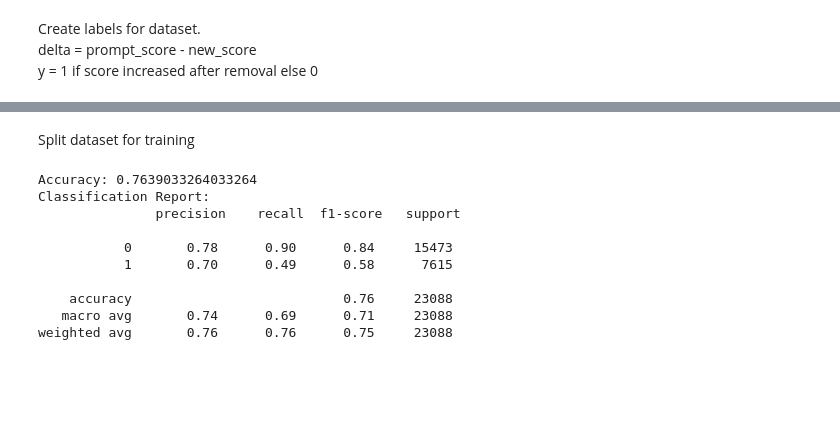
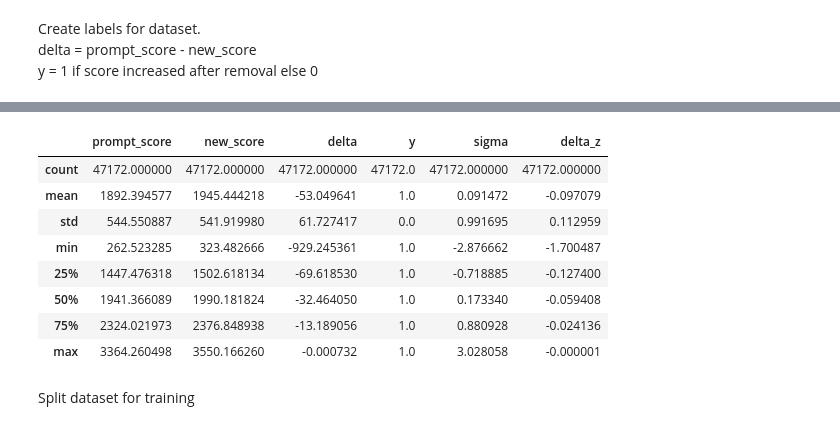
Before and after one commit to kk-digital/kcg-ml-n-grams, a Jupyter notebook: notebooks/prompt_mutator_removal.ipynb, the cells around one changed output, grey strips where cells are left out. Drawn from its saved outputs; the diff is of its cells as text; code cells hidden in the pictures; blank space fills up the shorter version.

```diff
--- a/notebooks/prompt_mutator_removal.ipynb
+++ b/notebooks/prompt_mutator_removal.ipynb
@@ -178,3 +198,15 @@ dataset.describe()
+# %%
+dataset[dataset['y'] == 1].describe()
+# %% [output]
+|  | prompt_score | new_score | delta | y | sigma | delta_z |
+| count | 47172.000000 | 47172.000000 | 47172.000000 | 47172.0 | 47172.000000 | 47172.000000 |
+| mean | 1892.394577 | 1945.444218 | -53.049641 | 1.0 | 0.091472 | -0.097079 |
+| std | 544.550887 | 541.919980 | 61.727417 | 0.0 | 0.991695 | 0.112959 |
+| min | 262.523285 | 323.482666 | -929.245361 | 1.0 | -2.876662 | -1.700487 |
+| 25% | 1447.476318 | 1502.618134 | -69.618530 | 1.0 | -0.718885 | -0.127400 |
+| 50% | 1941.366089 | 1990.181824 | -32.464050 | 1.0 | 0.173340 | -0.059408 |
+| 75% | 2324.021973 | 2376.848938 | -13.189056 | 1.0 | 0.880928 | -0.024136 |
+| max | 3364.260498 | 3550.166260 | -0.000732 | 1.0 | 3.028058 | -0.000001 |
 # %% [markdown]
 Split dataset for training
 # %%
@@ -201,20 +218,0 @@ model = xgb.train(params, train_data, num_round)
-# %%
-# Make predictions on the test set
-y_pred_prob = model.predict(test_data)
-y_pred = [1 if prob > 0.5 else 0 for prob in y_pred_prob]
-
-# Evaluate the model
-accuracy = accuracy_score(y_test, y_pred)
-print(f"Accuracy: {accuracy}")
-print("Classification Report:\n", classification_report(y_test, y_pred))
-# %% [output]
-Accuracy: 0.7639033264033264
-Classification Report:
-               precision    recall  f1-score   support
-
-           0       0.78      0.90      0.84     15473
-           1       0.70      0.49      0.58      7615
-
-    accuracy                           0.76     23088
-   macro avg       0.74      0.69      0.71     23088
-weighted avg       0.76      0.76      0.75     23088
```
Also changed, not shown: parts of 16 cells of this notebook.
